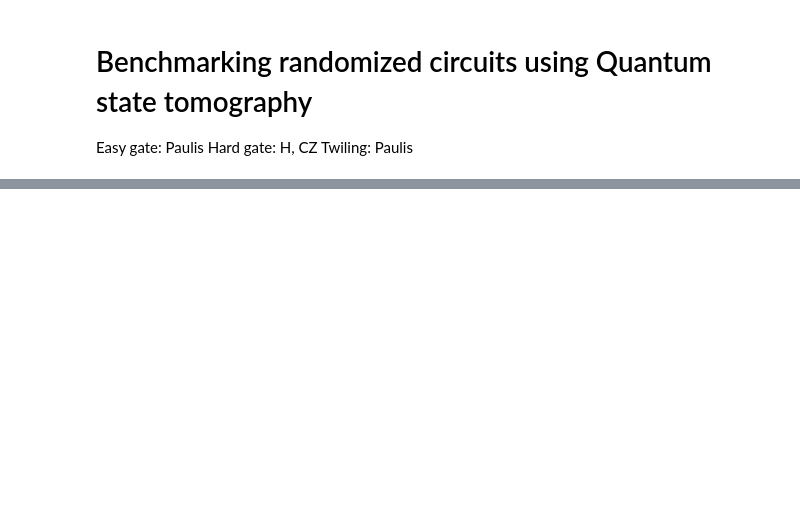
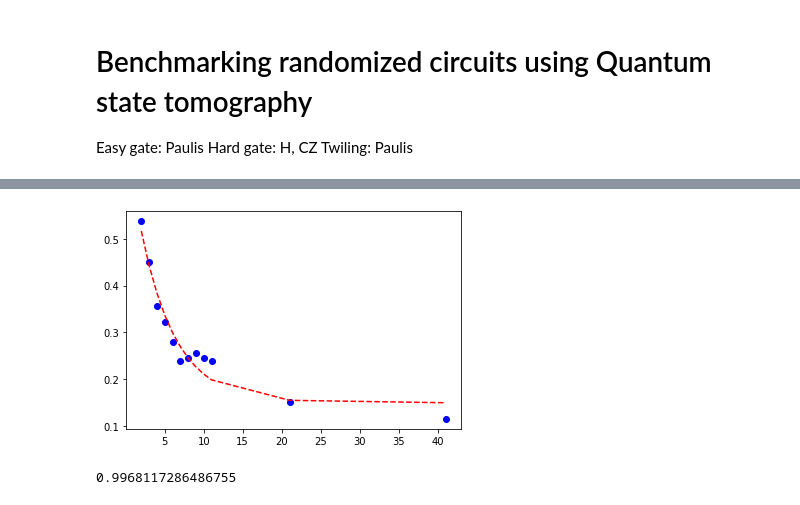
Before and after one commit to bicycle315/2022Summer-Hackathon_RB-with-Dynamical-Decoupling, a Jupyter notebook: GHKim/QST.ipynb, the cells around one changed output, grey strips where cells are left out. Saved outputs shown, nothing was run; the diff lists cells and outputs as text; code cells hidden in the pictures; blank space fills up the shorter version.

```diff
--- a/GHKim/QST.ipynb
+++ b/GHKim/QST.ipynb
@@ -307,0 +390,12 @@ Randomized TVD:  0.011300000000000011 {'000': 1270, '001': 1277, '010': 1274, '0
+# %%
+def objective(x, a, b, c):
+	return a * np.exp(-c*x) + b
+from scipy.optimize import curve_fit
+popt, _ = curve_fit(objective, result[0], result[1])
+a, b, c = popt
+y_line = [objective(res, a, b, c) for res in result[0]]
+plt.plot(result[0], result[1], 'o', color='blue')
+plt.plot(result[0], y_line, '--', color='red')
+plt.show()
+# %% [output]
+[figure, added]
@@ -307,0 +407,4 @@ Randomized TVD:  0.011300000000000011 {'000': 1270, '001': 1277, '010': 1274, '0
+# %%
+print(r_squared)
+# %% [output]
+0.9968117286486755
```
Also changed, not shown: parts of 8 cells of this notebook.
